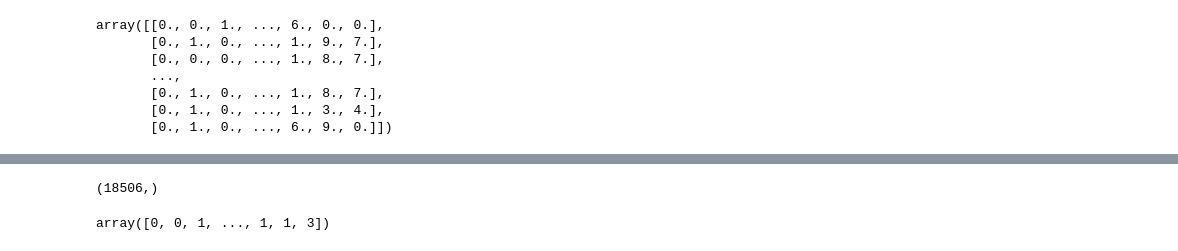
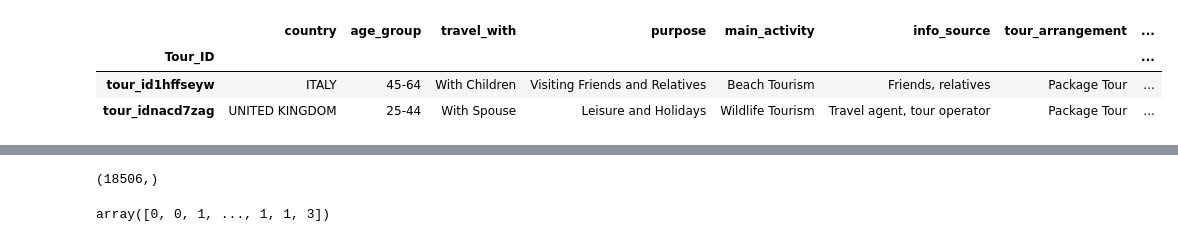
Before and after one commit to Njaramba-Riri/expenditure-prediction, a Jupyter notebook: XGBoost.ipynb, the cells around one changed output, grey strips where cells are left out. Saved outputs shown, nothing was run; the diff lists cells and outputs as text; code cells hidden in the pictures.

```diff
--- a/XGBoost.ipynb
+++ b/XGBoost.ipynb
@@ -14,12 +23,10 @@ train.shape
 # %%
-X=preprocessor2(train)
-X
+train.drop(columns= ['trip_length', 'group_size','total_male', 'total_female'], inplace=True)
+X=train.drop('cost_category', axis=1)
+X.head(2)
 # %% [output]
-array([[0., 0., 1., ..., 6., 0., 0.],
-       [0., 1., 0., ..., 1., 9., 7.],
-       [0., 0., 0., ..., 1., 8., 7.],
-       ...,
-       [0., 1., 0., ..., 1., 8., 7.],
-       [0., 1., 0., ..., 1., 3., 4.],
-       [0., 1., 0., ..., 6., 9., 0.]])
+|  | country | age_group | travel_with | purpose | main_activity | info_source | tour_arrangement | ... |
+| Tour_ID |  |  |  |  |  |  |  | ... |
+| tour_id1hffseyw | ITALY | 45-64 | With Children | Visiting Friends and Relatives | Beach Tourism | Friends, relatives | Package Tour | ... |
+| tour_idnacd7zag | UNITED KINGDOM | 25-44 | With Spouse | Leisure and Holidays | Wildlife Tourism | Travel agent, tour operator | Package Tour | ... |
 # %%
```
Also changed, not shown: parts of 11 cells of this notebook, 1 other file.
